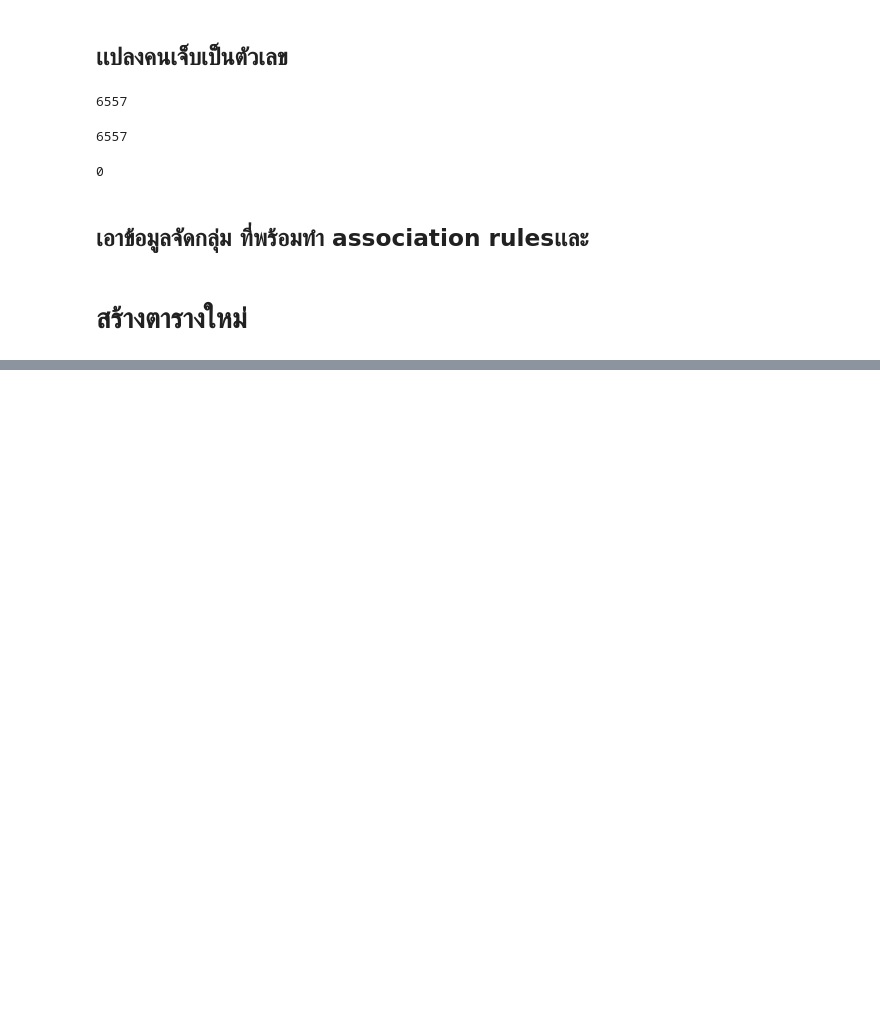
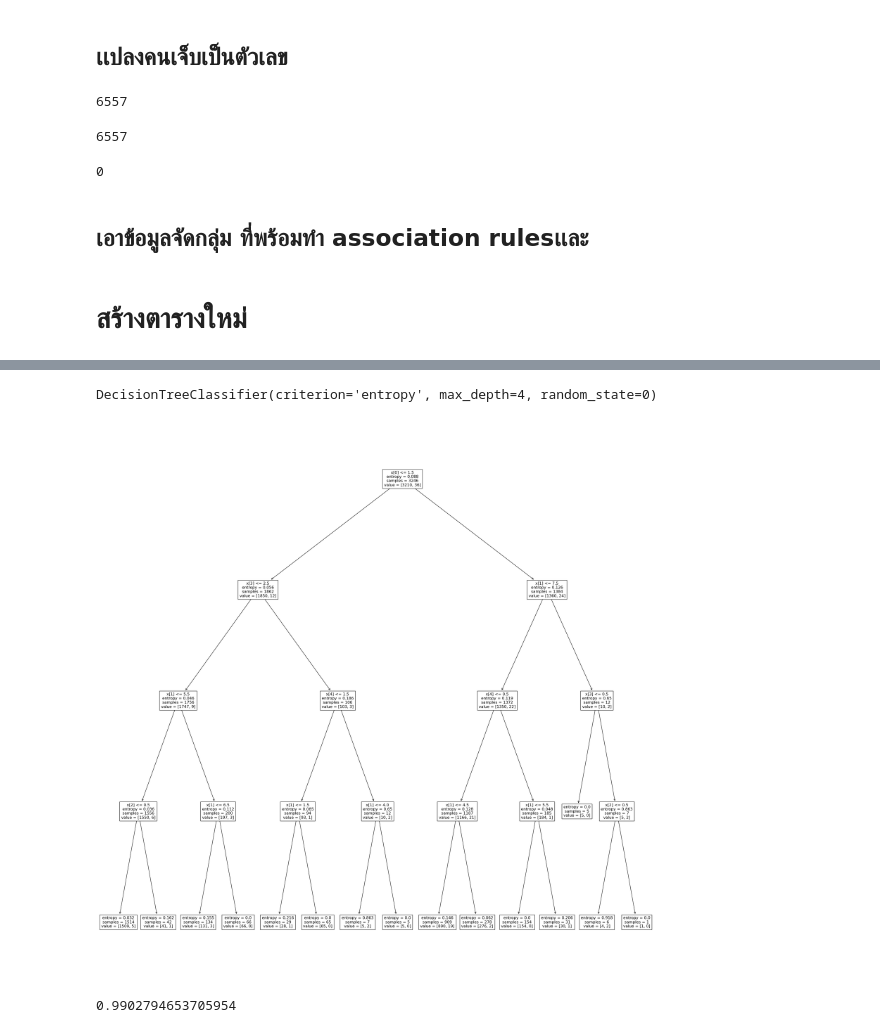
Before and after one commit to Tawanss/BSC_DPDM2023, a Jupyter notebook: project.ipynb, the cells around one changed output, grey strips where cells are left out. Drawn from its saved outputs; the diff is of its cells as text; code cells hidden in the pictures; blank space fills up the shorter version.

```diff
--- a/project.ipynb
+++ b/project.ipynb
@@ -384,0 +411,2 @@ data_new.to_excel('use_data.xlsx')
+# %%
+a = np.random.randint(2, size=len(data_new_D))
@@ -384,0 +417,3 @@ data_new.to_excel('use_data.xlsx')
+# %%
+train = data_new_D[a == 0]
+train.shape
@@ -384,0 +427,5 @@ data_new.to_excel('use_data.xlsx')
+# %%
+X_train = train.iloc[:,:-1]
+y_train = train.iloc[:,-1]
+X_test = test.iloc[:,:-1]
+y_test = test.iloc[:,-1]
@@ -384,0 +463,10 @@ data_new.to_excel('use_data.xlsx')
+# %%
+Dtreeproject = DecisionTreeClassifier(random_state=0,criterion="entropy",max_depth=4)
+Dtreeproject.fit(X_train,y_train)
+# %% [output]
+DecisionTreeClassifier(criterion='entropy', max_depth=4, random_state=0)
+# %%
+_,ax = plt.subplots(figsize=(30,30))
+tree.plot_tree(Dtreeproject);
+# %% [output]
+[figure, added]
@@ -384,0 +475,4 @@ data_new.to_excel('use_data.xlsx')
+# %%
+accuracy_score(y_test, y_predict)
+# %% [output]
+0.9902794653705954
```
Also changed, not shown: parts of 12 cells of this notebook.
